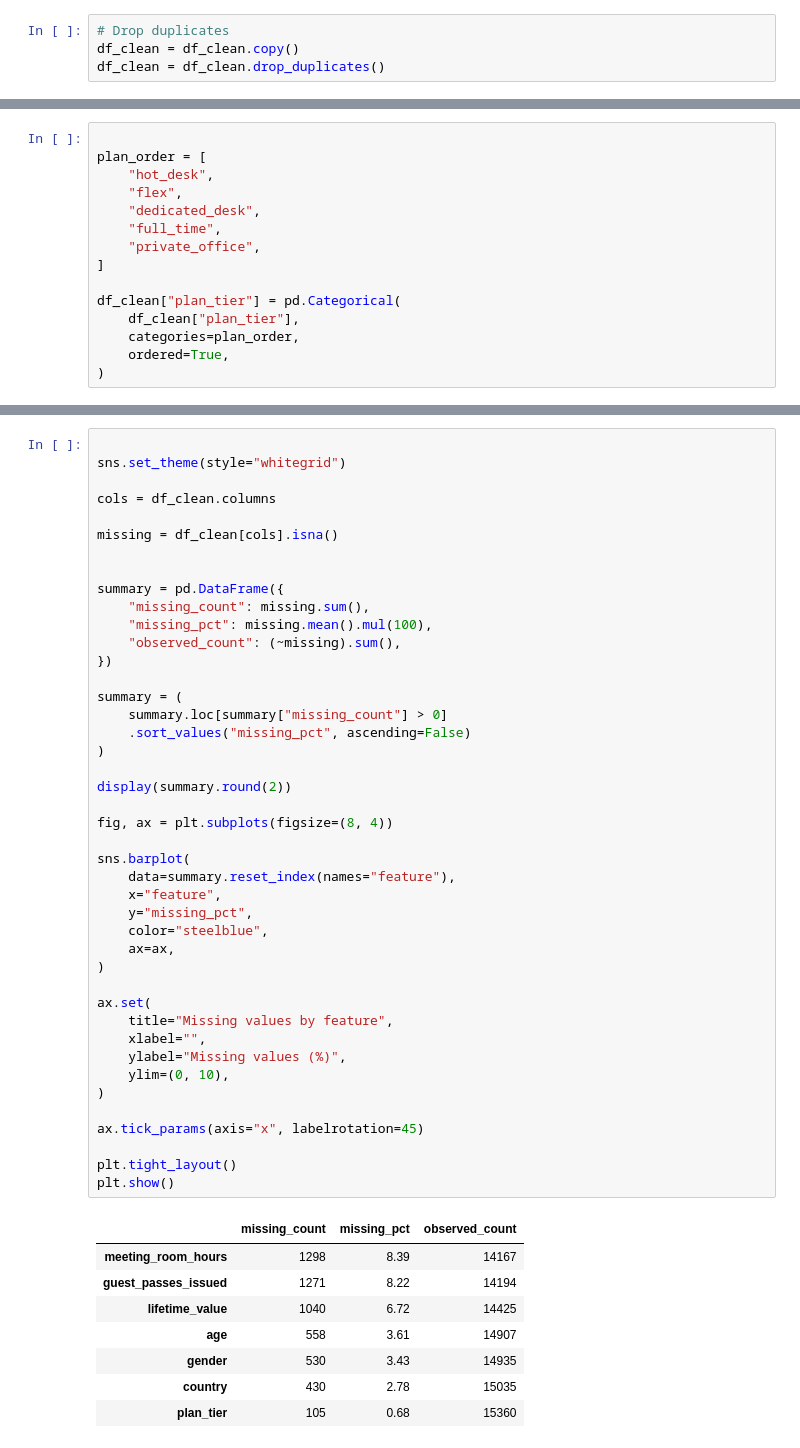
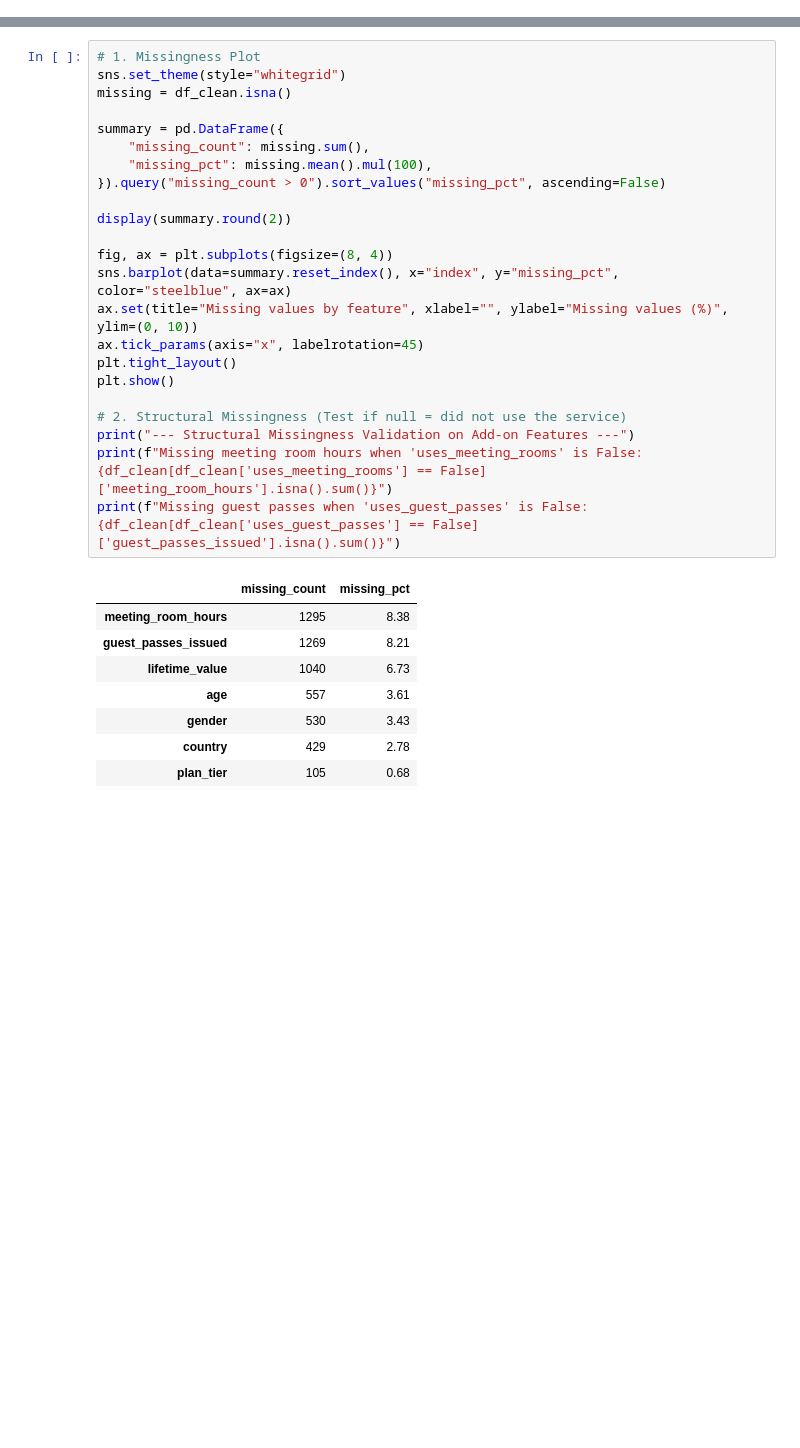
Before and after one commit to arfarfq/data_mining, a Jupyter notebook: notebooks/EDA.ipynb, the cells around one changed output, grey strips where cells are left out. Cells and saved outputs as stored; diff of their text form; blank space fills up the shorter version.

Commit message:
implement data cleaning, canonical mapping and integrity checks

```diff
--- a/notebooks/EDA.ipynb
+++ b/notebooks/EDA.ipynb
@@ -362,4 +123,0 @@ print(df_clean["member_id"].duplicated().sum())
-# %%
-# Drop duplicates
-df_clean = df_clean.copy()
-df_clean = df_clean.drop_duplicates()
@@ -493,15 +123,0 @@ for column, aliases in column_aliases.items():
-# %%
-
-plan_order = [
-    "hot_desk",
-    "flex",
-    "dedicated_desk",
-    "full_time",
-    "private_office",
-]
-
-df_clean["plan_tier"] = pd.Categorical(
-    df_clean["plan_tier"],
-    categories=plan_order,
-    ordered=True,
-)
@@ -510,53 +127,33 @@ df_clean["plan_tier"] = pd.Categorical(
 # %%
-
+# 1. Missingness Plot
 sns.set_theme(style="whitegrid")
-
-cols = df_clean.columns
-
-missing = df_clean[cols].isna()
-
+missing = df_clean.isna()
 
 summary = pd.DataFrame({
     "missing_count": missing.sum(),
     "missing_pct": missing.mean().mul(100),
-    "observed_count": (~missing).sum(),
-})
-
-summary = (
-    summary.loc[summary["missing_count"] > 0]
-    .sort_values("missing_pct", ascending=False)
-)
+}).query("missing_count > 0").sort_values("missing_pct", ascending=False)
 
 display(summary.round(2))
 
 fig, ax = plt.subplots(figsize=(8, 4))
-
-sns.barplot(
-    data=summary.reset_index(names="feature"),
-    x="feature",
-    y="missing_pct",
-    color="steelblue",
-    ax=ax,
-)
-
-ax.set(
-    title="Missing values by feature",
-    xlabel="",
-    ylabel="Missing values (%)",
-    ylim=(0, 10),
-)
-
+sns.barplot(data=summary.reset_index(), x="index", y="missing_pct", color="steelblue", ax=ax)
+ax.set(title="Missing values by feature", xlabel="", ylabel="Missing values (%)", ylim=(0, 10))
 ax.tick_params(axis="x", labelrotation=45)
-
 plt.tight_layout()
 plt.show()
+
+# 2. Structural Missingness (Test if null = did not use the service)
+print("--- Structural Missingness Validation on Add-on Features ---")
+print(f"Missing meeting room hours when 'uses_meeting_rooms' is False: {df_clean[df_clean['uses_meeting_rooms'] == False]['meeting_room_hours'].isna().sum()}")
+print(f"Missing guest passes when 'uses_guest_passes' is False: {df_clean[df_clean['uses_guest_passes'] == False]['guest_passes_issued'].isna().sum()}")
 # %% [output]
-|  | missing_count | missing_pct | observed_count |
-| meeting_room_hours | 1298 | 8.39 | 14167 |
-| guest_passes_issued | 1271 | 8.22 | 14194 |
-| lifetime_value | 1040 | 6.72 | 14425 |
-| age | 558 | 3.61 | 14907 |
-| gender | 530 | 3.43 | 14935 |
-| country | 430 | 2.78 | 15035 |
-| plan_tier | 105 | 0.68 | 15360 |
+|  | missing_count | missing_pct |
+| meeting_room_hours | 1295 | 8.38 |
+| guest_passes_issued | 1269 | 8.21 |
+| lifetime_value | 1040 | 6.73 |
+| age | 557 | 3.61 |
+| gender | 530 | 3.43 |
+| country | 429 | 2.78 |
+| plan_tier | 105 | 0.68 |
 [figure]
```
Also changed, not shown: parts of 34 cells of this notebook.
